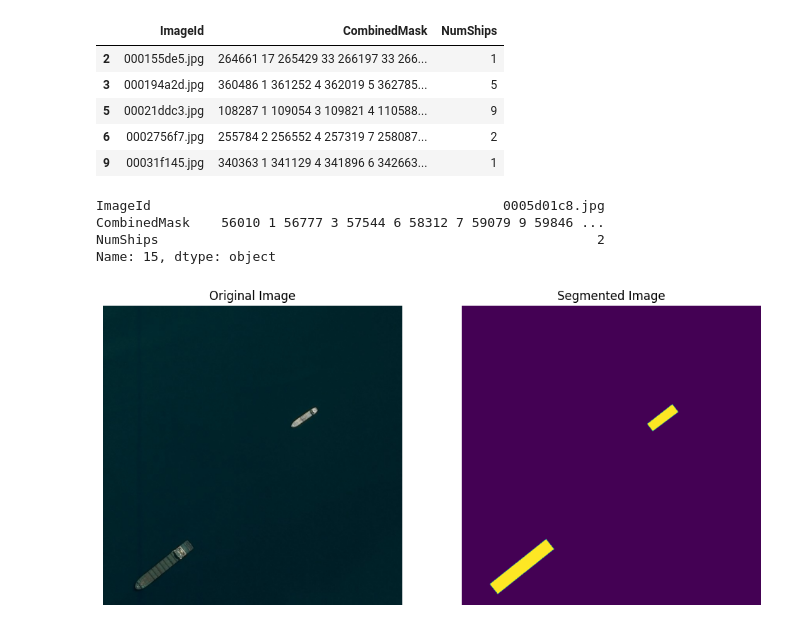
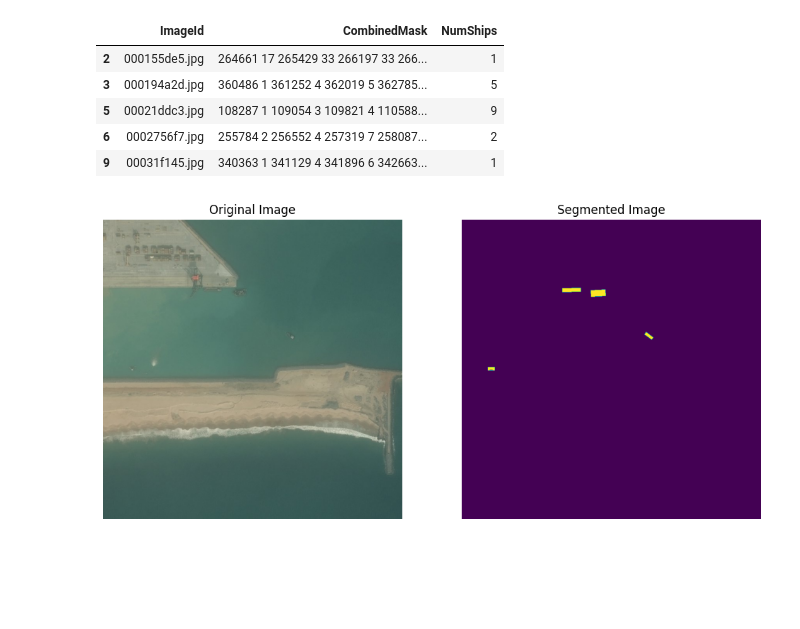
Before and after one commit to kubyllka/Airbus-Ship-Detection-U-net-Segmentation, a Jupyter notebook: kaggle-notebook.ipynb, the cells around one changed output. Saved outputs shown, nothing was run; the diff lists cells and outputs as text; code cells hidden in the pictures; blank space fills up the shorter version.

```diff
--- a/kaggle-notebook.ipynb
+++ b/kaggle-notebook.ipynb
@@ -179,5 +186,7 @@ grouped_data = masks.groupby('ImageId')
 # %%
+df = df[df['ImageId'] != '6384c3e78.jpg']
+grouped_data = df.groupby('ImageId')
 image_data = [(group_name, group) for group_name, group in grouped_data]
 processed_results = parallel_process(image_data, process_image)
-
 result_df = pd.DataFrame(processed_results, columns=['ImageId', 'CombinedMask', 'NumShips'])
+result_df.head(10)
@@ -254,8 +218,0 @@ def display_encoded_pixels_train_res(image_num, shape=(height, width)):
-# %%
-display_encoded_pixels_train_res(7, (height, width))
-# %% [output]
-ImageId                                             0005d01c8.jpg
-CombinedMask    56010 1 56777 3 57544 6 58312 7 59079 9 59846 ...
-NumShips                                                        2
-Name: 15, dtype: object
-[figure, removed]
@@ -265,27 +218,0 @@ has_ships = has_ships[: number_img_train_ships]
-# %%
-def decode_rle(encoded_pixels, shape):
-    mask_img = np.zeros((shape[0] * shape[1], 1), dtype=int)
-
-    if pd.notna(encoded_pixels):
-        # Розбиваємо рядок кодованих пікселів на числа
-        rle = list(map(int, encoded_pixels.split(' ')))
-
-        # Створюємо списки для зберігання позицій пікселів та їх кількостей
-        pixel, pixel_count = [], []
-
-        # Розділяємо коди пікселів та їх кількостей
-        [pixel.append(rle[i]) if i % 2 == 0 else pixel_count.append(rle[i]) for i in range(0, len(rle))]
-
-        # Створюємо список позицій пікселів для кожного RLE-коду
-        rle_pixels = [list(range(pixel[i], pixel[i] + pixel_count[i])) for i in range(0, len(pixel))]
-
-        # Об'єднуємо списки пікселів для отримання всіх пікселів маски
-        rle_mask_pixels = sum(rle_pixels, [])
-
-        try:
-            mask_img[rle_mask_pixels] = 255
-        except IndexError:
-            pass
-
-    # Повертаємо маску в форматі, придатному для використання в моделі
-    return np.reshape(mask_img, (shape[1], shape[0])).T
@@ -291,0 +222,6 @@ def decode_rle(encoded_pixels, shape):
+# %%
+image_info = result_df.iloc[3]
+image_path = train_dir_img + image_info['ImageId']
+display_image_and_mask(image_path, decode_rle(image_info['CombinedMask'], (height, width)))
+# %% [output]
+[figure, added]
```
Also changed, not shown: parts of 39 cells of this notebook.
